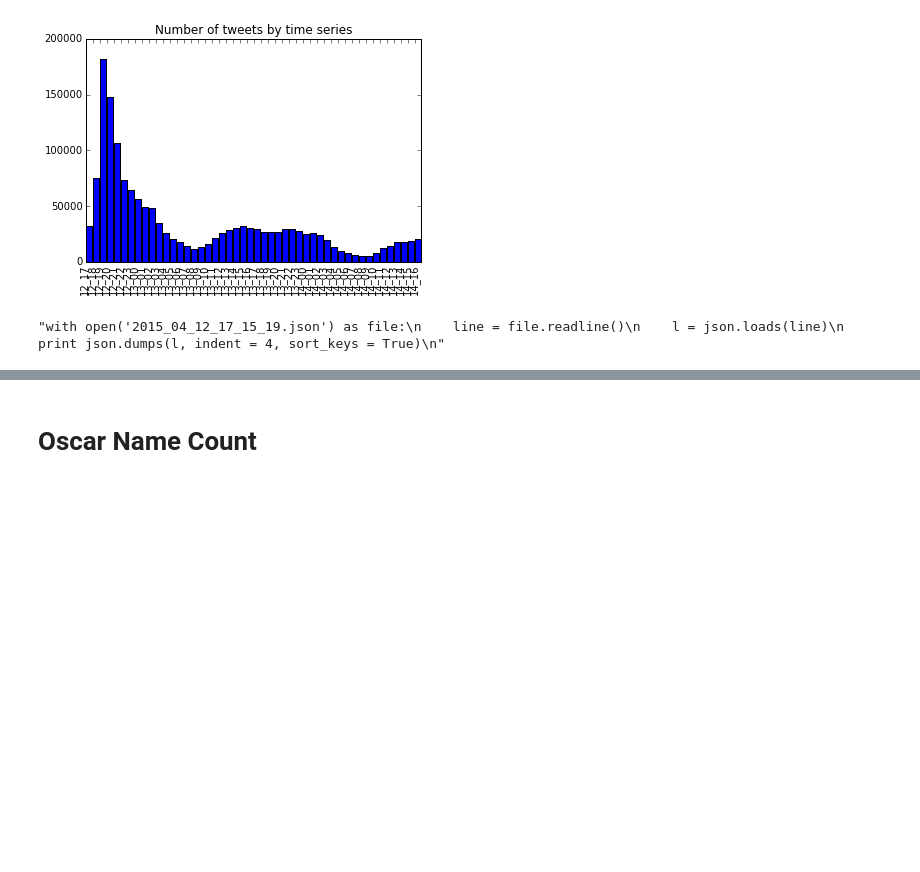
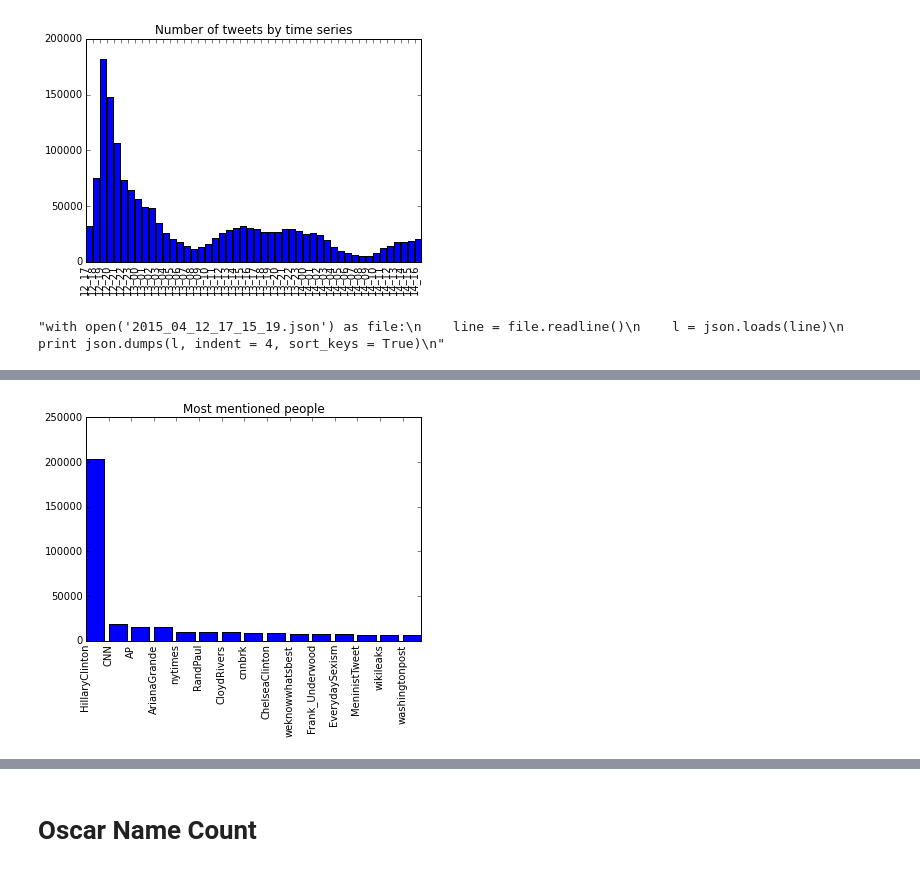
Before and after one commit to NYU-CDS-Capstone-Project/dahlia, a Jupyter notebook: presentaion_1008/intro.ipynb, the cells around one changed output, grey strips where cells are left out. Drawn from its saved outputs; the diff is of its cells as text; code cells hidden in the pictures; blank space fills up the shorter version.

```diff
--- a/presentaion_1008/intro.ipynb
+++ b/presentaion_1008/intro.ipynb
@@ -230,0 +276,4 @@ Total number of tweet is : 1613955
+# %%
+graphing(mention_top)
+# %% [output]
+[figure, added]
```
Also changed, not shown: parts of 9 cells of this notebook, 1 other file.
